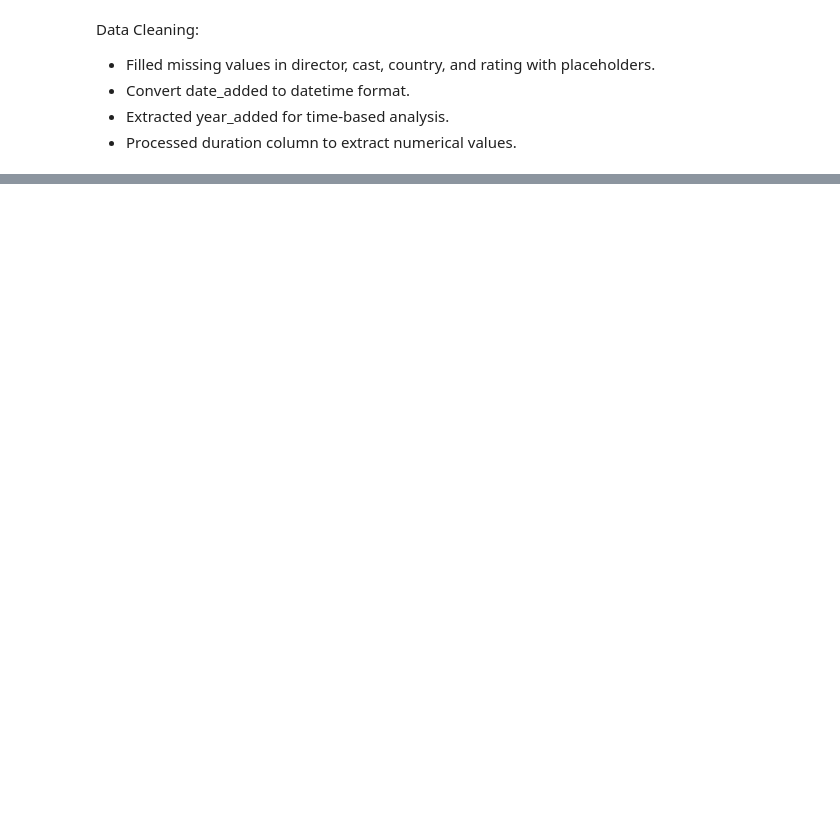
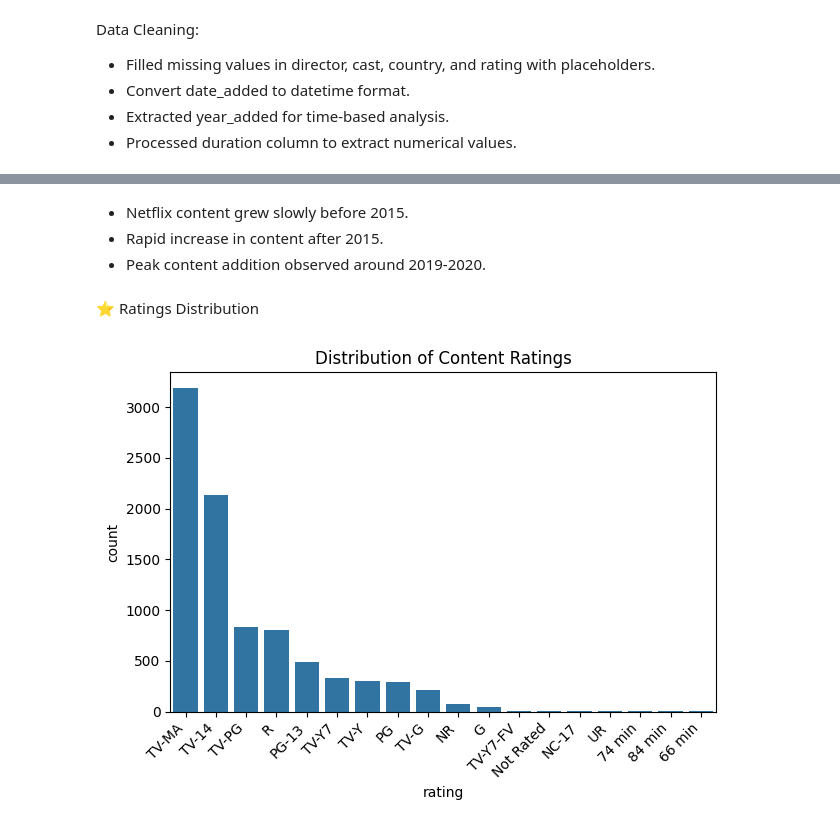
Before and after one commit to Aryan1021/netflix-data-analysis, a Jupyter notebook: notebook/netflix_analysis.ipynb, the cells around one changed output, grey strips where cells are left out. Drawn from its saved outputs; the diff is of its cells as text; code cells hidden in the pictures; blank space fills up the shorter version.

```diff
--- a/notebook/netflix_analysis.ipynb
+++ b/notebook/netflix_analysis.ipynb
@@ -157,0 +205,14 @@ Data Cleaning:
+# %% [markdown]
+- Netflix content grew slowly before 2015.
+- Rapid increase in content after 2015.
+- Peak content addition observed around 2019-2020.
+# %% [markdown]
+⭐ Ratings Distribution
+# %%
+sns.countplot(x="rating", data=df, order=df["rating"].value_counts().index)
+plt.title("Distribution of Content Ratings")
+plt.xticks(rotation=45, ha='right')
+plt.tight_layout()
+plt.show()
+# %% [output]
+[figure, added]
```
Also changed, not shown: parts of 23 cells of this notebook.
